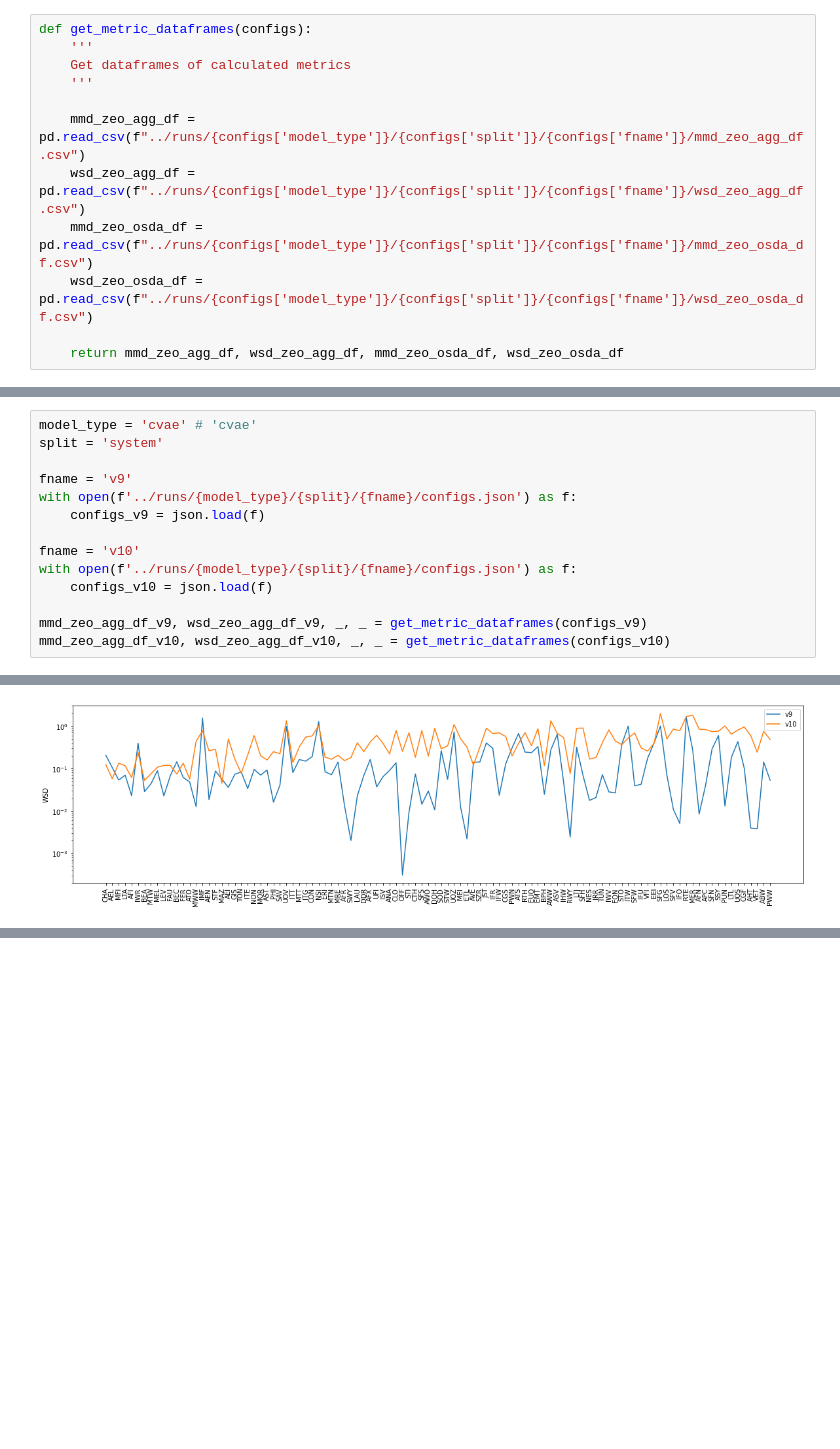
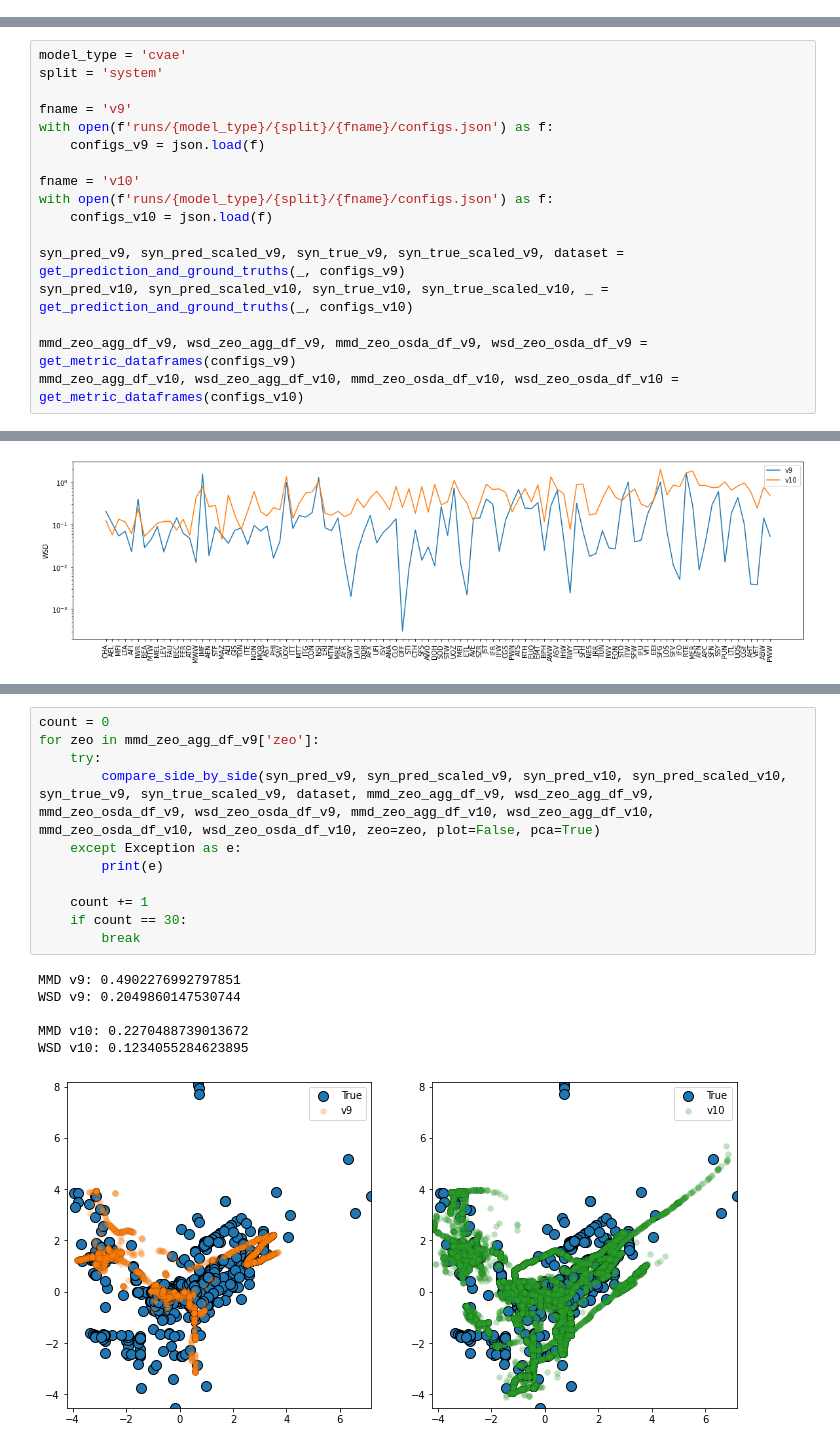
Before and after one commit to eltonpan/zeosyn_gen, a Jupyter notebook: notebooks/compare_cvae_v9_v10.ipynb, the cells around one changed output, grey strips where cells are left out. Saved outputs shown, nothing was run; the diff lists cells and outputs as text; blank space fills up the shorter version.

Commit message:
validate MMD and WSD metrics using qualitative comparisons of outputs of cvae v9 and v10 in synthesis and PCA space

```diff
--- a/notebooks/compare_cvae_v9_v10.ipynb
+++ b/notebooks/compare_cvae_v9_v10.ipynb
@@ -8,12 +0,0 @@ import matplotlib.pyplot as plt
-# %%
-def get_metric_dataframes(configs):
-    '''
-    Get dataframes of calculated metrics
-    '''
-
-    mmd_zeo_agg_df = pd.read_csv(f"../runs/{configs['model_type']}/{configs['split']}/{configs['fname']}/mmd_zeo_agg_df.csv")
-    wsd_zeo_agg_df = pd.read_csv(f"../runs/{configs['model_type']}/{configs['split']}/{configs['fname']}/wsd_zeo_agg_df.csv")
-    mmd_zeo_osda_df = pd.read_csv(f"../runs/{configs['model_type']}/{configs['split']}/{configs['fname']}/mmd_zeo_osda_df.csv")
-    wsd_zeo_osda_df = pd.read_csv(f"../runs/{configs['model_type']}/{configs['split']}/{configs['fname']}/wsd_zeo_osda_df.csv")
-
-    return mmd_zeo_agg_df, wsd_zeo_agg_df, mmd_zeo_osda_df, wsd_zeo_osda_df
@@ -20,14 +20,17 @@ def get_metric_dataframes(configs):
 # %%
-model_type = 'cvae' # 'cvae'
+model_type = 'cvae'
 split = 'system'
 
 fname = 'v9'
-with open(f'../runs/{model_type}/{split}/{fname}/configs.json') as f:
+with open(f'runs/{model_type}/{split}/{fname}/configs.json') as f:
     configs_v9 = json.load(f)
 
 fname = 'v10'
-with open(f'../runs/{model_type}/{split}/{fname}/configs.json') as f:
+with open(f'runs/{model_type}/{split}/{fname}/configs.json') as f:
     configs_v10 = json.load(f)
 
-mmd_zeo_agg_df_v9, wsd_zeo_agg_df_v9, _, _ = get_metric_dataframes(configs_v9)
-mmd_zeo_agg_df_v10, wsd_zeo_agg_df_v10, _, _ = get_metric_dataframes(configs_v10)
+syn_pred_v9, syn_pred_scaled_v9, syn_true_v9, syn_true_scaled_v9, dataset = get_prediction_and_ground_truths(_, configs_v9)
+syn_pred_v10, syn_pred_scaled_v10, syn_true_v10, syn_true_scaled_v10, _ = get_prediction_and_ground_truths(_, configs_v10)
+
+mmd_zeo_agg_df_v9, wsd_zeo_agg_df_v9, mmd_zeo_osda_df_v9, wsd_zeo_osda_df_v9 = get_metric_dataframes(configs_v9)
+mmd_zeo_agg_df_v10, wsd_zeo_agg_df_v10, mmd_zeo_osda_df_v10, wsd_zeo_osda_df_v10 = get_metric_dataframes(configs_v10)
@@ -57,0 +176,18 @@ plt.show()
+# %%
+count = 0
+for zeo in mmd_zeo_agg_df_v9['zeo']:
+    try:
+        compare_side_by_side(syn_pred_v9, syn_pred_scaled_v9, syn_pred_v10, syn_pred_scaled_v10, syn_true_v9, syn_true_scaled_v9, dataset, mmd_zeo_agg_df_v9, wsd_zeo_agg_df_v9, mmd_zeo_osda_df_v9, wsd_zeo_osda_df_v9, mmd_zeo_agg_df_v10, wsd_zeo_agg_df_v10, mmd_zeo_osda_df_v10, wsd_zeo_osda_df_v10, zeo=zeo, plot=False, pca=True)
+    except Exception as e:
+        print(e)
+
+    count += 1
+    if count == 30:
+        break
+# %% [output]
+MMD v9: 0.4902276992797851
+WSD v9: 0.2049860147530744
+
+MMD v10: 0.2270488739013672
+WSD v10: 0.1234055284623895
+[figure, added]
```
Also changed, not shown: parts of 8 cells of this notebook, 1 other file.
